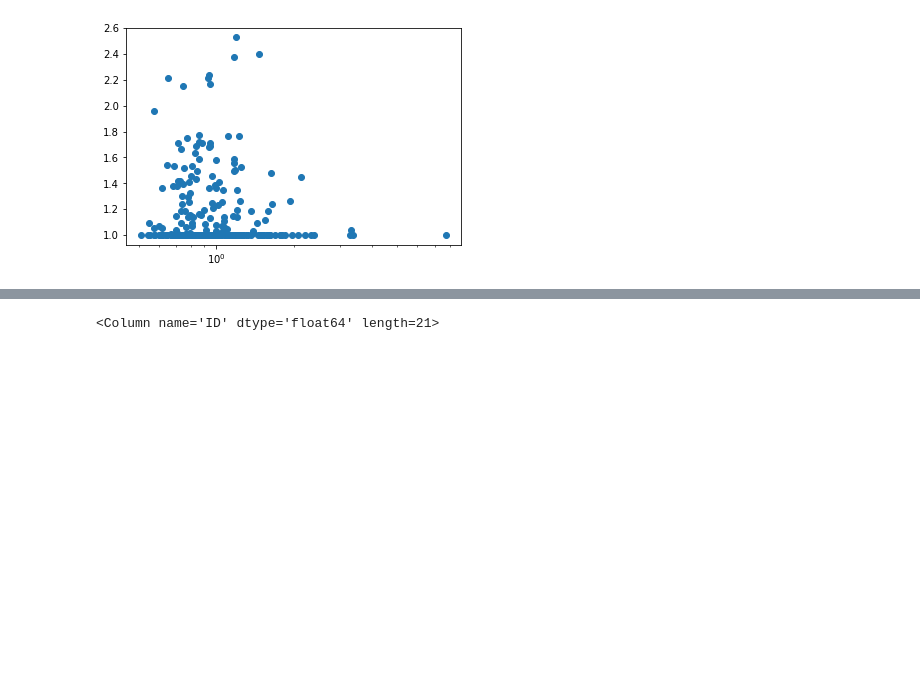
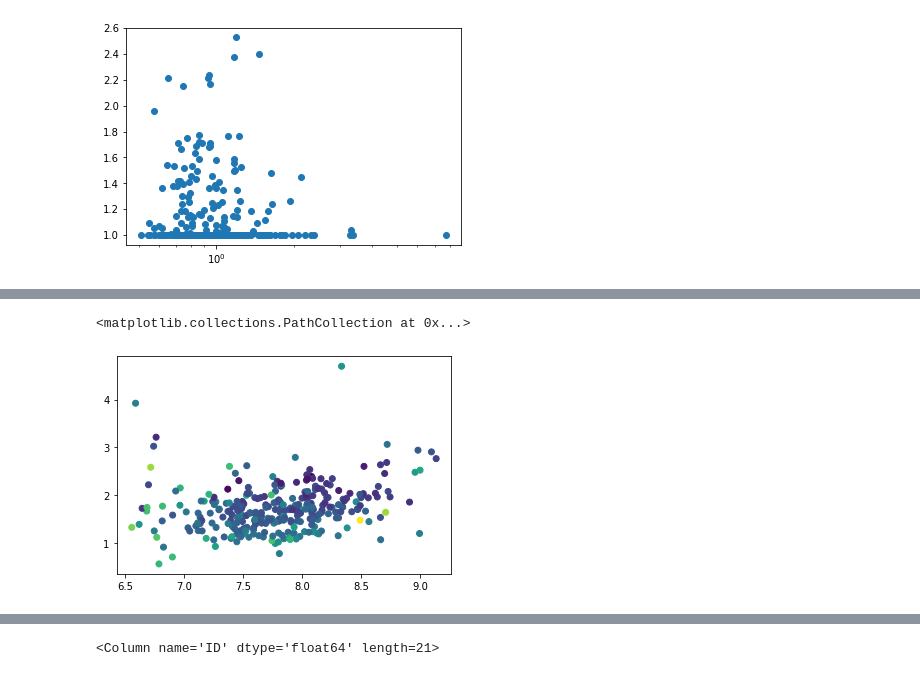
Before and after one commit to AstroJacobLi/kuaizi, a Jupyter notebook: diezi/scarlet_modeling/nsa_sample/NSA-structure-vanilla.ipynb, the cells around one changed output, grey strips where cells are left out. Saved outputs shown, nothing was run; the diff lists cells and outputs as text; code cells hidden in the pictures; blank space fills up the shorter version.

```diff
--- a/diezi/scarlet_modeling/nsa_sample/NSA-structure-vanilla.ipynb
+++ b/diezi/scarlet_modeling/nsa_sample/NSA-structure-vanilla.ipynb
@@ -139,0 +180,5 @@ plt.yscale('log')
+# %%
+plt.scatter(M, meas_cat['SB_eff_circ'][:, 2] - meas_cat['SB_0'][:, 2], c=meas_cat['M20'])
+# %% [output]
+<matplotlib.collections.PathCollection at 0x...>
+[figure, added]
```
Also changed, not shown: parts of 13 cells of this notebook, 1 other file.
